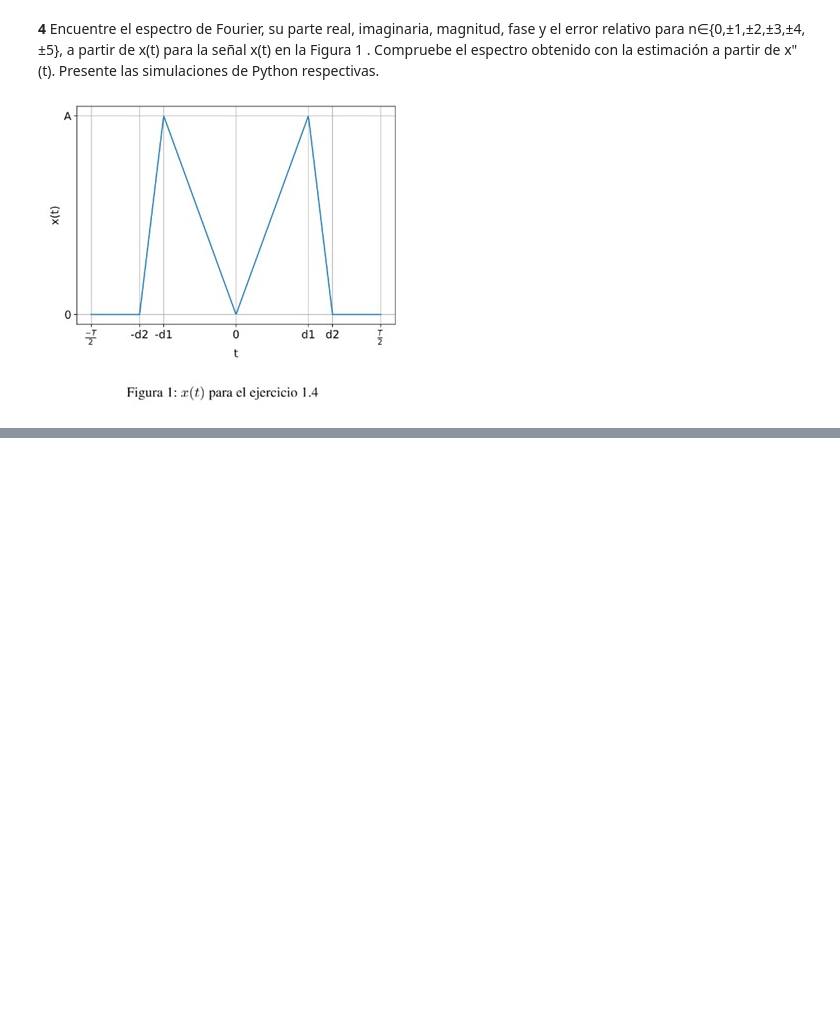
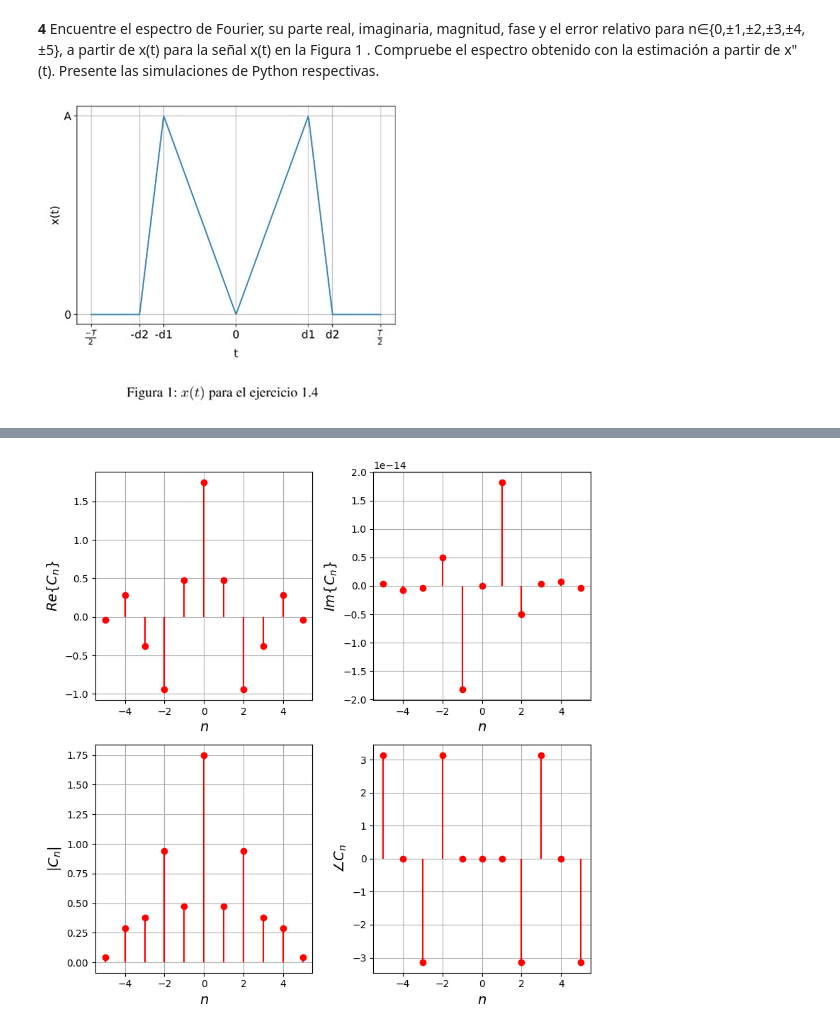
Before and after one commit to juligomez-web/Sys, a Jupyter notebook: Primer_Parcial_Julio_Cesar_Gomez_Copia_de_1_PARCIAL_SYS_.ipynb, the cells around one changed output, grey strips where cells are left out. Cells and saved outputs as stored; diff of their text form; code cells hidden in the pictures; blank space fills up the shorter version.

```diff
--- a/Primer_Parcial_Julio_Cesar_Gomez_Copia_de_1_PARCIAL_SYS_.ipynb
+++ b/Primer_Parcial_Julio_Cesar_Gomez_Copia_de_1_PARCIAL_SYS_.ipynb
@@ -257,0 +373,86 @@ Text(0, 0.5, '$x_{cs}(t)$')
+# %%
+# ===== Espectro directo desde x(t) =====
+nv = np.arange(-N, N+1)                 # n = -5,...,5
+Cn_x = np.zeros_like(nv, dtype=complex)
+
+for k, nk in enumerate(nv):
+    expon = np.exp(-1j * nk * wo * vect)
+    Cn_x[k] = (1/T) * np.trapz(vecx * expon, vect)
+
+# ===== Segunda derivada numérica x''(t) =====
+dx_dt   = np.gradient(vecx, vect)
+d2x_dt2 = np.gradient(dx_dt, vect)
+
+# ===== Espectro a partir de x''(t) =====
+Cn = np.zeros_like(nv, dtype=complex)
+ti, tf = -T/2, T/2
+
+for k, nk in enumerate(nv):
+    if nk == 0:
+        # C_0: valor medio de la señal (aquí corregimos el error de antes)
+        Cn[k] = (1/T) * np.trapz(vecx, vect)
+    else:
+        expon = np.exp(-1j * nk * wo * vect)
+        integral = np.trapz(d2x_dt2 * expon, vect)
+        # Fórmula del punto 3 (ti - tf = -T)
+        Cn[k] = (1.0 / ((ti - tf) * (nk**2) * (wo**2))) * integral
+
+# ===== Error relativo coeficiente a coeficiente =====
+eps = 1e-12
+error_rel = np.abs(Cn - Cn_x) / np.maximum(np.abs(Cn_x), eps)
+
+print("Errores relativos coeficiente a coeficiente:")
+for nk, e in zip(nv, error_rel):
+    print(f"n = {nk:2d}  ->  error_rel = {e:.3e}")
+
+# ===== Gráficas del espectro obtenido desde x''(t) =====
+fig = plt.figure(figsize=(8,8))
+
+plt.subplot(2,2,1)
+plt.stem(nv, np.real(Cn), 'r', basefmt=" ")
+plt.xlabel(r'$n$', fontsize=14)
+plt.ylabel(r'$Re\{C_n\}$', fontsize=14)
+plt.axis('tight')
+plt.grid(True)
+
+plt.subplot(2,2,2)
+plt.stem(nv, np.imag(Cn), 'r', basefmt=" ")
+plt.xlabel(r'$n$', fontsize=14)
+plt.ylabel(r'$Im\{C_n\}$', fontsize=14)
+plt.axis('tight')
+plt.grid(True)
+
+plt.subplot(2,2,3)
+plt.stem(nv, np.abs(Cn), 'r', basefmt=" ")
+plt.xlabel(r'$n$', fontsize=14)
+plt.ylabel(r'$|C_n|$', fontsize=14)
+plt.axis('tight')
+plt.grid(True)
+
+plt.subplot(2,2,4)
+plt.stem(nv, np.angle(Cn), 'r', basefmt=" ")
+plt.xlabel(r'$n$', fontsize=14)
+plt.ylabel(r'$\angle C_n$', fontsize=14)
+plt.axis('tight')
+plt.grid(True)
+
+fig.tight_layout()
+plt.show()
+
+# ===== Reconstrucción de la señal con Cn (desde x''(t)) =====
+xe = phin.dot(Cn)   # producto entre bases y coeficientes
+
+plt.figure(figsize=(6,4))
+plt.plot(vect, vecx, label='x(t) original')
+plt.plot(vect, xe, '--', label='Reconstrucción con $C_n$ de x\"(t)')
+plt.xlabel('t')
+plt.ylabel('amplitud')
+plt.grid(True)
+plt.legend()
+plt.title('Comparación entre x(t) y reconstrucción')
+plt.show()
+
+# Error relativo en el dominio del tiempo (margen de error de la reconstrucción)
+err_time = np.linalg.norm(vecx - xe) / np.linalg.norm(vecx)
+print("Error relativo en el tiempo (reconstrucción):", err_time)
+# %% [output]
@@ -257,0 +471 @@ Text(0, 0.5, '$x_{cs}(t)$')
+[figure, added]
```
Also changed, not shown: parts of 6 cells of this notebook.
